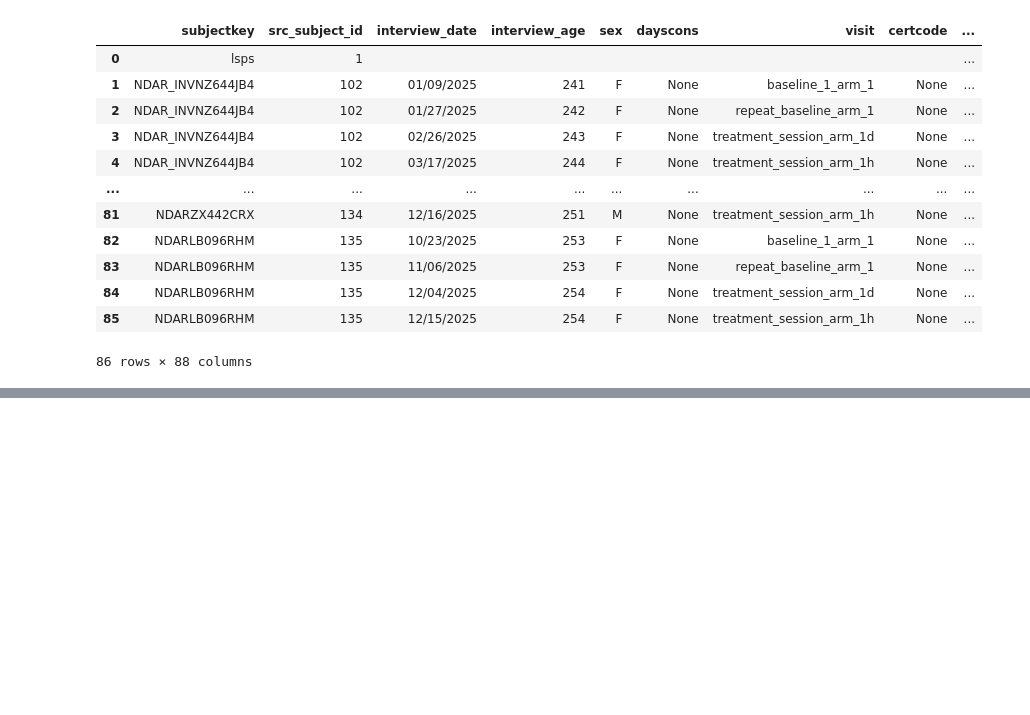
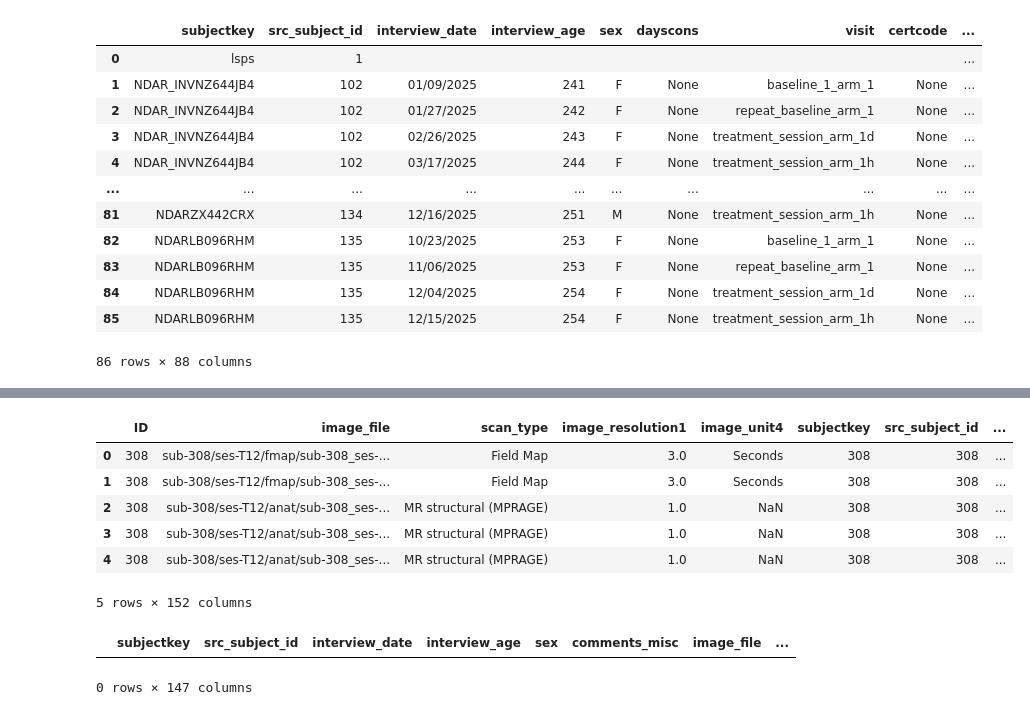
Before and after one commit to XiaoqianXiao/NDA, a Jupyter notebook: check_questionare_names.ipynb, the cells around one changed output, grey strips where cells are left out. Drawn from its saved outputs; the diff is of its cells as text; code cells hidden in the pictures; blank space fills up the shorter version.

```diff
--- a/check_questionare_names.ipynb
+++ b/check_questionare_names.ipynb
@@ -1159 +1342,17 @@ len(df['src_subject_id'].unique())
+# %%
+df_extract.head()
+# %% [output]
+|  | ID | image_file | scan_type | image_resolution1 | image_unit4 | subjectkey | src_subject_id | ... |
+| 0 | 308 | sub-308/ses-T12/fmap/sub-308_ses-... | Field Map | 3.0 | Seconds | 308 | 308 | ... |
+| 1 | 308 | sub-308/ses-T12/fmap/sub-308_ses-... | Field Map | 3.0 | Seconds | 308 | 308 | ... |
+| 2 | 308 | sub-308/ses-T12/anat/sub-308_ses-... | MR structural (MPRAGE) | 1.0 | NaN | 308 | 308 | ... |
+| 3 | 308 | sub-308/ses-T12/anat/sub-308_ses-... | MR structural (MPRAGE) | 1.0 | NaN | 308 | 308 | ... |
+| 4 | 308 | sub-308/ses-T12/anat/sub-308_ses-... | MR structural (MPRAGE) | 1.0 | NaN | 308 | 308 | ... |
+5 rows × 152 columns
+# %%
+missing_guids = df[df['subjectkey'].isna()]
+missing_guids
+# %% [output]
+|  | subjectkey | src_subject_id | interview_date | interview_age | sex | comments_misc | image_file | ... |
+0 rows × 147 columns
 # %%
```
Also changed, not shown: parts of 8 cells of this notebook.
